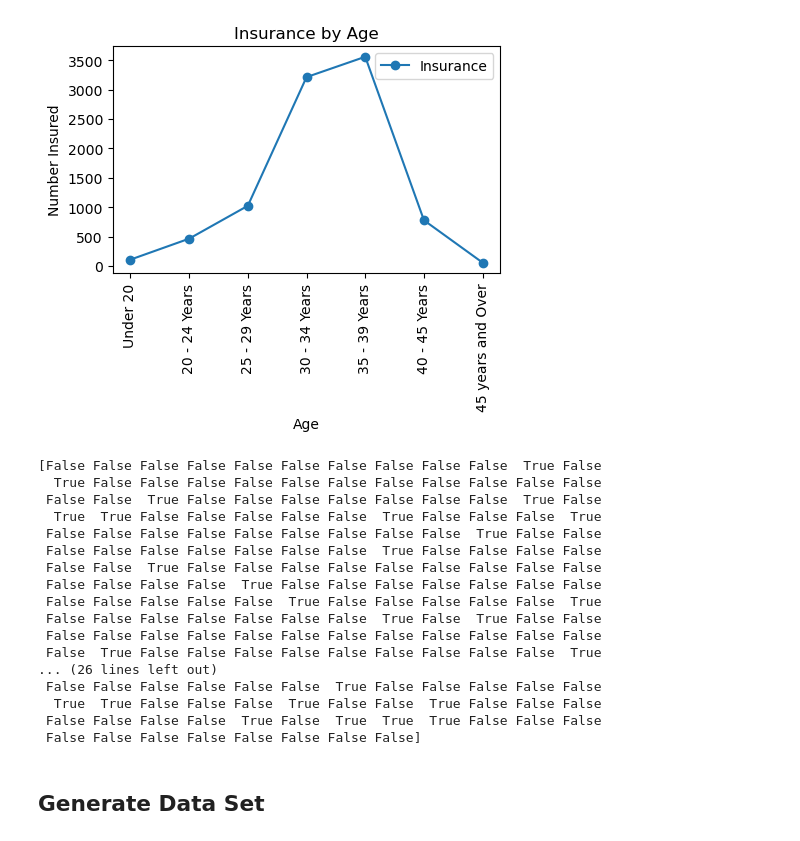
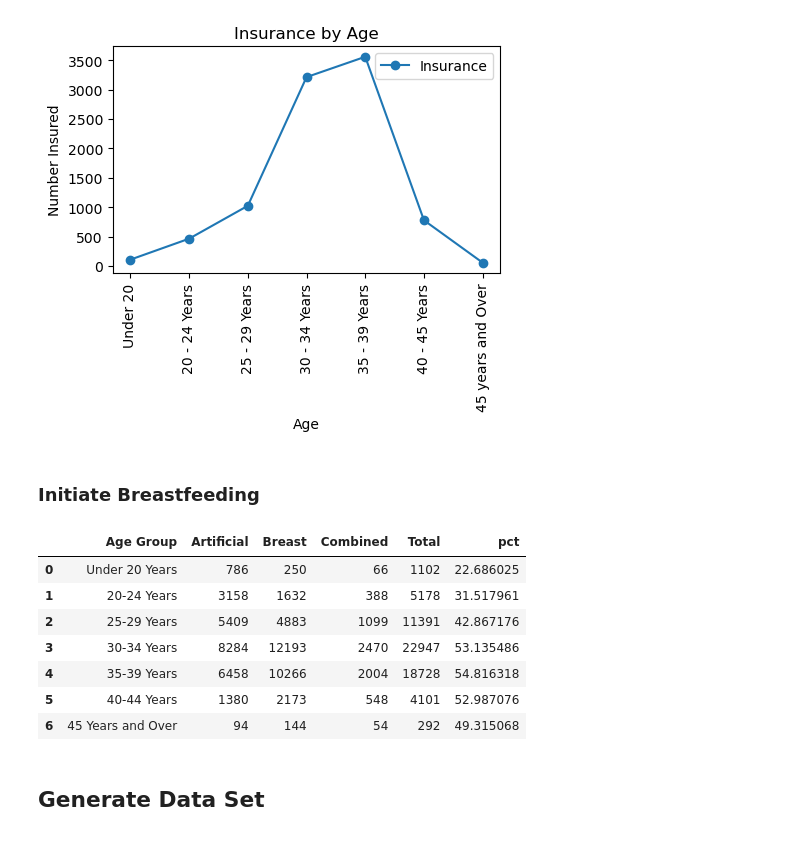
Before and after one commit to SharonNicG/52465-Project, a Jupyter notebook: Simulated Phenomenon.ipynb, the cells around one changed output. Drawn from its saved outputs; the diff is of its cells as text; code cells hidden in the pictures.

```diff
--- a/Simulated Phenomenon.ipynb
+++ b/Simulated Phenomenon.ipynb
@@ -226,12 +211,12 @@ ax.legend()
 def ins_by_age (x):
         # a dict that holds the stats
         agerange_insurance = {range(15,20) : 10,
-                                  range(20,25) : 9,
-                                  range(25,30) : 9,
-                                  range(30,35) : 14,
-                                  range(35,40) : 19,
-                                  range(40,45) : 19,
-                                  range(45,50) : 20}
+                              range(20,25) : 9,
+                              range(25,30) : 9,
+                              range(30,35) : 14,
+                              range(35,40) : 19,
+                              range(40,45) : 19,
+                              range(45,50) : 20}
 
         # Health insurance status is assigned by generating a random number
         # if the random number is within the range [1, p] it will assign a True or False value
@@ -244,26 +229,24 @@ def ins_by_age (x):
                         return False
 
 health_ins_status = np.array([ins_by_age(i) for i in age])
-
-print (health_ins_status)
-# %% [output]
-[False False False False False False False False False False  True False
-  True False False False False False False False False False False False
- False False  True False False False False False False False  True False
-  True  True False False False False False  True False False False  True
- False False False False False False False False False  True False False
- False False False False False False False  True False False False False
- False False  True False False False False False False False False False
- False False False False  True False False False False False False False
- False False False False False  True False False False False False  True
- False False False False False False False  True False  True False False
- False False False False False False False False False False False False
- False  True False False False False False False False False False  True
-... (26 lines left out)
- False False False False False False  True False False False False False
-  True  True False False False  True False False  True False False False
- False False False False  True False  True  True  True False False False
- False False False False False False False False]
+# %% [markdown]
+### Initiate Breastfeeding
+# %%
+# Percentage of total births taht initiate breastfeeding
+age = pd.read_csv("Data/Age_and_Feeding_Type.csv")
+age = age.iloc[0:7, 0:8]
+age['pct']=age['Breast']/(age['Total'])*100
+
+age
+# %% [output]
+|  | Age Group | Artificial | Breast | Combined | Total | pct |
+| 0 | Under 20 Years | 786 | 250 | 66 | 1102 | 22.686025 |
+| 1 | 20-24 Years | 3158 | 1632 | 388 | 5178 | 31.517961 |
+| 2 | 25-29 Years | 5409 | 4883 | 1099 | 11391 | 42.867176 |
+| 3 | 30-34 Years | 8284 | 12193 | 2470 | 22947 | 53.135486 |
+| 4 | 35-39 Years | 6458 | 10266 | 2004 | 18728 | 54.816318 |
+| 5 | 40-44 Years | 1380 | 2173 | 548 | 4101 | 52.987076 |
+| 6 | 45 Years and Over | 94 | 144 | 54 | 292 | 49.315068 |
 # %% [markdown]
 ## Generate Data Set
 # %%
```
Also changed, not shown: parts of 9 cells of this notebook.
